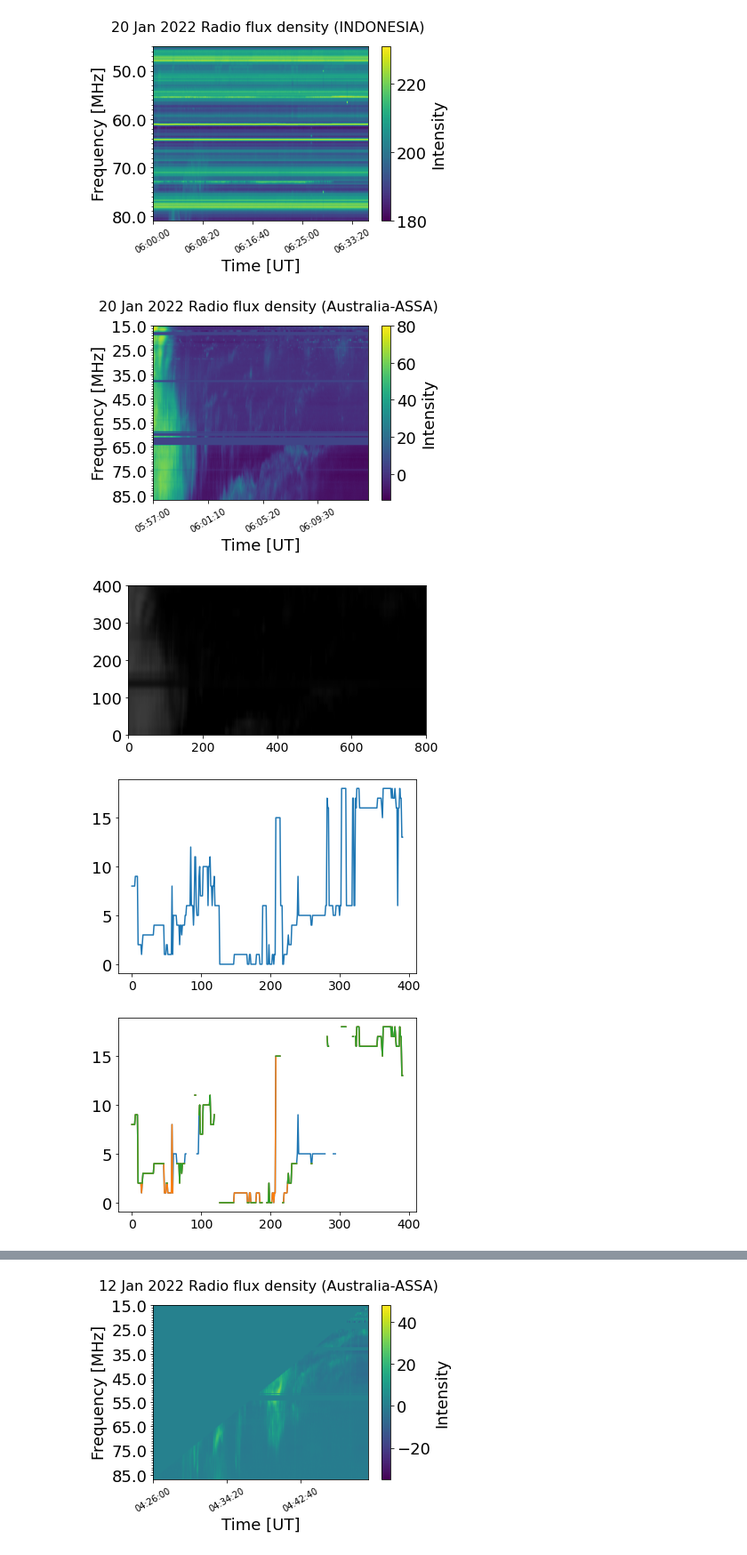
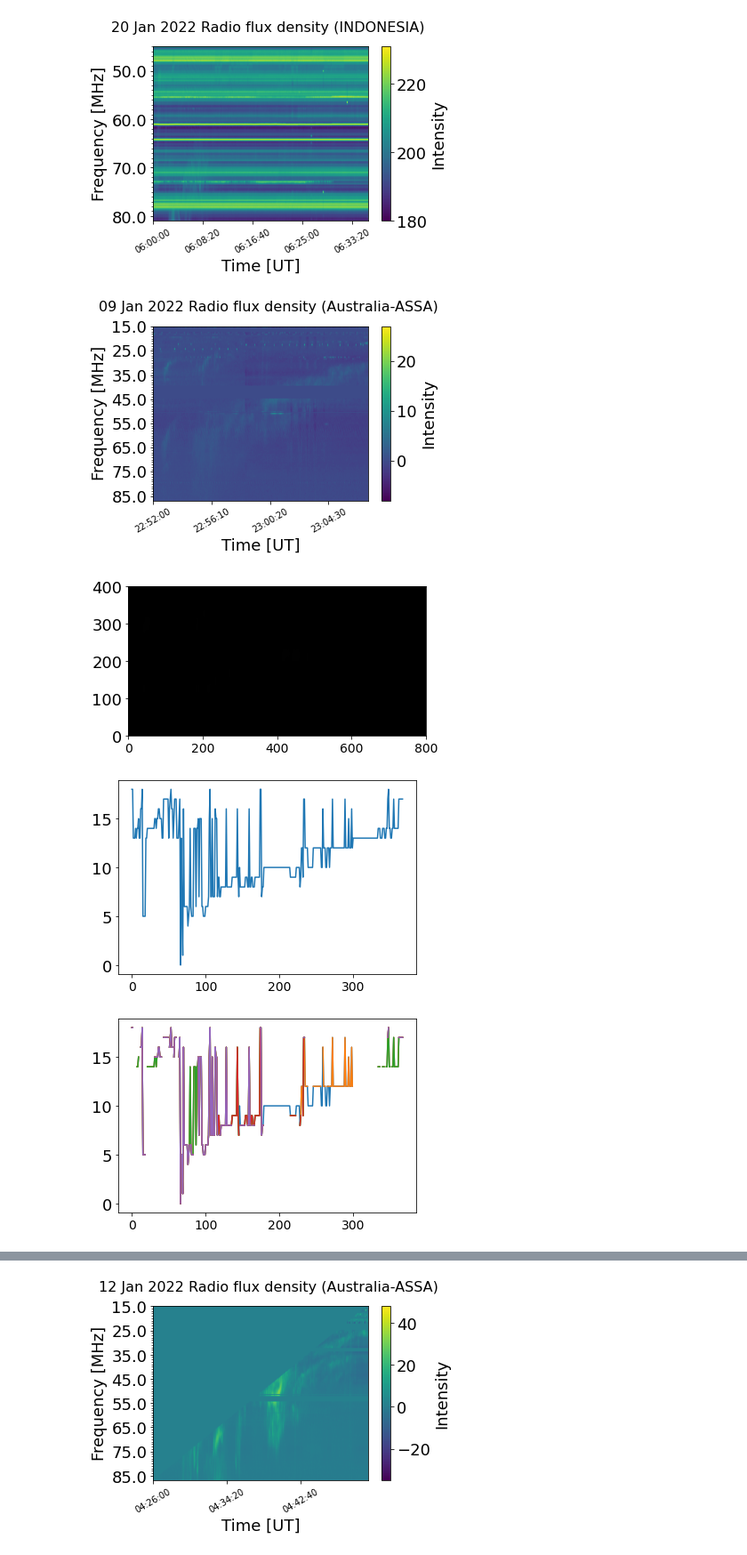
Before and after one commit to lukas-hoefig/eCallistoRadioBursts, a Jupyter notebook: to_do_classify.ipynb, the cells around one changed output, grey strips where cells are left out. Shown at 89% size. Saved outputs shown, nothing was run; the diff lists cells and outputs as text; code cells hidden in the pictures.

```diff
--- a/to_do_classify.ipynb
+++ b/to_do_classify.ipynb
@@ -111,7 +111,7 @@ for i in t2:
 # %%
 tt = events.Event(datetime(2022,1,20,5,52), datetime(2022,1,20,6,20))
 # %%
-p = data.createFromEvent(t2[3], observatories.assa)
+p = data.createFromEvent(t2[0], observatories.assa)
 p.subtract_background()
 fmask = analysis.maskBadFrequencies(p)
 p.spectrum_data.data[fmask] = np.nanmean(p.spectrum_data.data)
@@ -124,35 +124,35 @@ plt.show()
 o = np.array(img_re).transpose()
 m = []
 for i in o:
     m.append(np.argmax(i))
 
 plt.plot(m)
 plt.show()
 
-for i in range(3):
+for i in range(5):
     counts = {}
     for i in m:
         if i in counts and np.isfinite(i):
             counts[i] += 1
         else:
             counts[i] = 1
     counts = [list(counts.keys()),list(counts.values())]
     for i, j in enumerate(m): # count maxargs , ned max
         if j == counts[0][np.argmax(counts[1])]:
             m[i] = np.nan
     plt.plot(m)
 
 plt.show()
 
 plt.plot(m)
 m = np.array(m)
 x = np.arange(len(m))
 idx = np.isfinite(m) & np.isfinite(x)
 linfit = np.polyfit(x[idx],m[idx],1)
 plt.plot(x,linfit[0]*x + linfit[1])
 plt.show()
 # %% [output]
-[figure, old version]
+[figure, new version]
-[figure, old version]
+[figure, new version]
-[figure, old version]
+[figure, new version]
-[figure, old version]
+[figure, new version]
```
Also changed, not shown: parts of 2 cells of this notebook, 5 other files.
